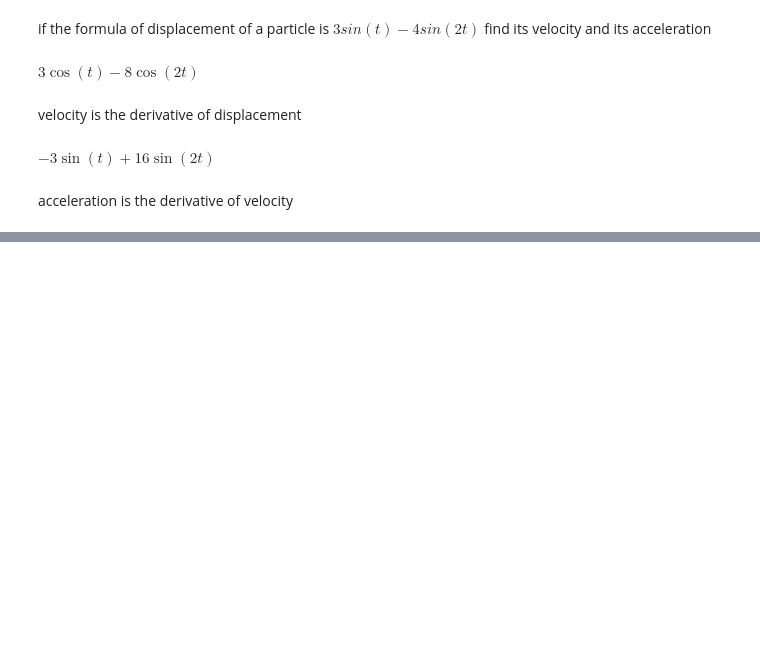
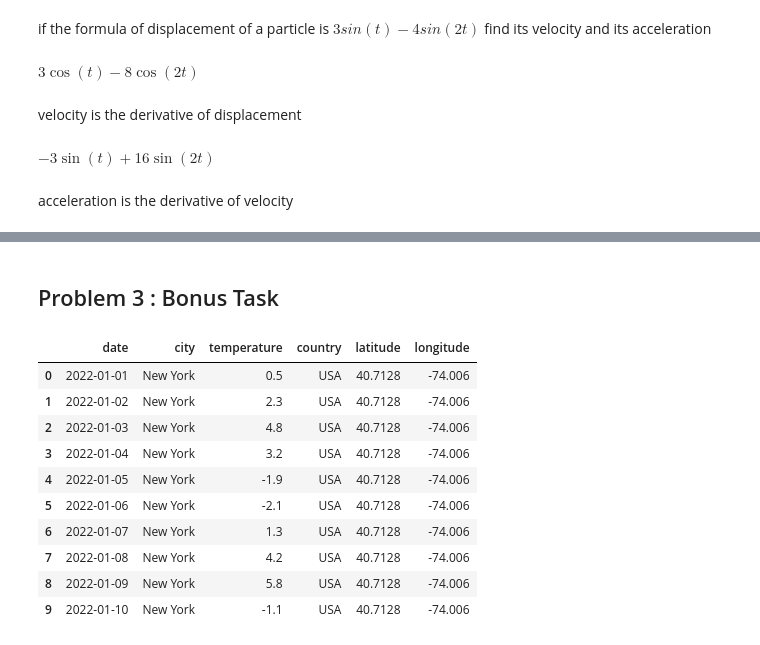
Before and after one commit to arianaira/numerical-analysis-course, a Jupyter notebook: numrical_analysis.ipynb, the cells around one changed output, grey strips where cells are left out. Cells and saved outputs as stored; diff of their text form; code cells hidden in the pictures; blank space fills up the shorter version.

```diff
--- a/numrical_analysis.ipynb
+++ b/numrical_analysis.ipynb
@@ -347,0 +617,18 @@ acceleration is the derivative of velocity
+# %% [markdown]
+## Problem 3 : Bonus Task
+# %%
+df1 = pd.read_csv('cities.csv')
+df_merged = pd.merge(df, df1, on="city")
+df_merged.head(10)
+# %% [output]
+|  | date | city | temperature | country | latitude | longitude |
+| 0 | 2022-01-01 | New York | 0.5 | USA | 40.7128 | -74.006 |
+| 1 | 2022-01-02 | New York | 2.3 | USA | 40.7128 | -74.006 |
+| 2 | 2022-01-03 | New York | 4.8 | USA | 40.7128 | -74.006 |
+| 3 | 2022-01-04 | New York | 3.2 | USA | 40.7128 | -74.006 |
+| 4 | 2022-01-05 | New York | -1.9 | USA | 40.7128 | -74.006 |
+| 5 | 2022-01-06 | New York | -2.1 | USA | 40.7128 | -74.006 |
+| 6 | 2022-01-07 | New York | 1.3 | USA | 40.7128 | -74.006 |
+| 7 | 2022-01-08 | New York | 4.2 | USA | 40.7128 | -74.006 |
+| 8 | 2022-01-09 | New York | 5.8 | USA | 40.7128 | -74.006 |
+| 9 | 2022-01-10 | New York | -1.1 | USA | 40.7128 | -74.006 |
```
Also changed, not shown: parts of 33 cells of this notebook, 2 other files.
